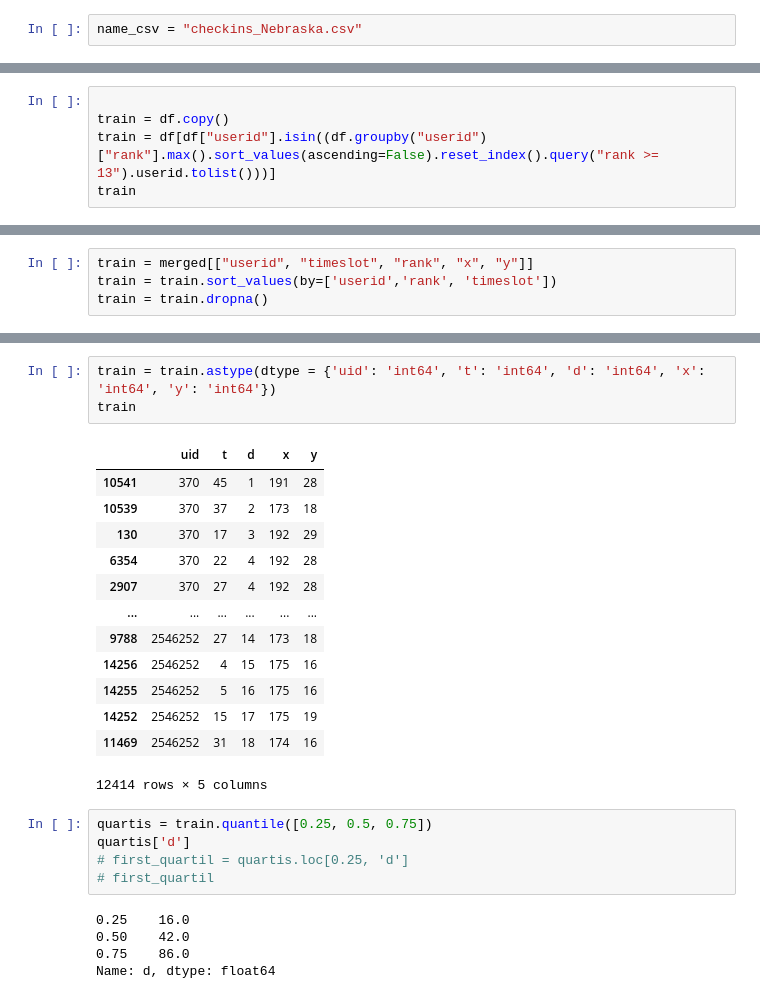
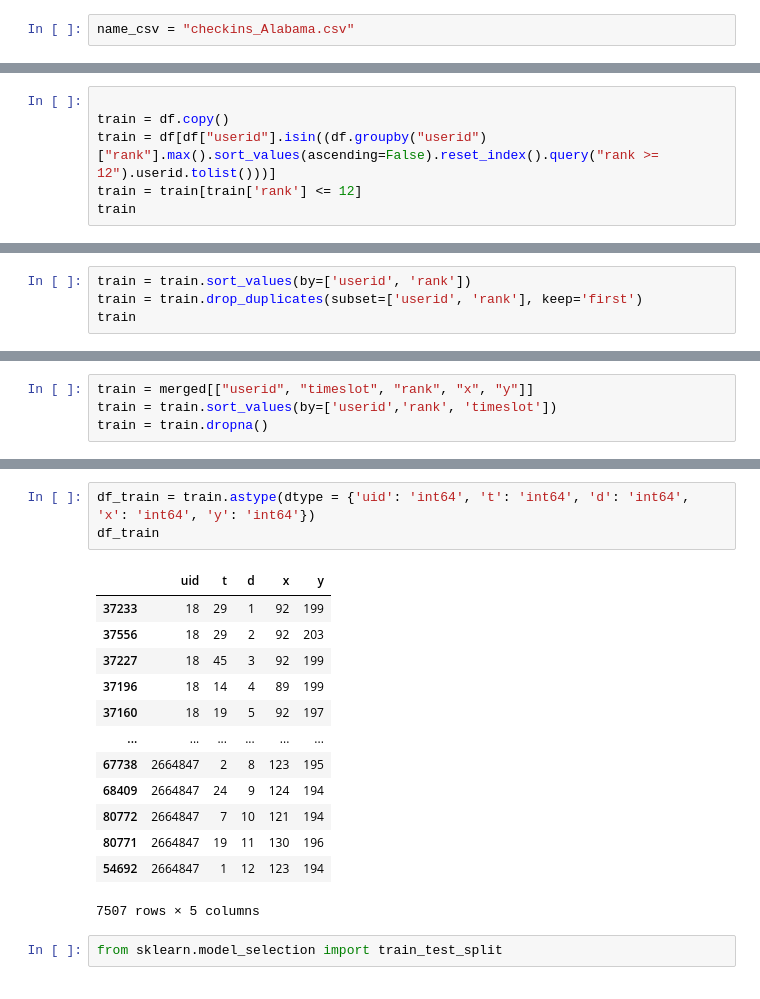
Before and after one commit to alvaroags/LP-BERT, a Jupyter notebook: data/preprocess.ipynb, the cells around one changed output, grey strips where cells are left out. Drawn from its saved outputs; the diff is of its cells as text.

```diff
--- a/data/preprocess.ipynb
+++ b/data/preprocess.ipynb
@@ -5,7 +5,7 @@ import geopandas
 import shapely
 from matplotlib import pyplot as plt
 # %%
-name_csv = "checkins_Nebraska.csv"
+name_csv = "checkins_Alabama.csv"
 # %%
 df = pd.read_csv("./checkins_separated/"+name_csv)
 # %%
@@ -71,7 +71,8 @@ df["userid"].nunique()
 # %%
 
 train = df.copy()
-train = df[df["userid"].isin((df.groupby("userid")["rank"].max().sort_values(ascending=False).reset_index().query("rank >= 13").userid.tolist()))]
+train = df[df["userid"].isin((df.groupby("userid")["rank"].max().sort_values(ascending=False).reset_index().query("rank >= 12").userid.tolist()))]
+train = train[train['rank'] <= 12]
 train
 # %% [output]
 |  | userid | placeid | datetime | id | created_at | lng | lat | photos_count | checkins_count | ... |
@@ -89,0 +91,4 @@ train
+# %%
+train = train.sort_values(by=['userid', 'rank'])
+train = train.drop_duplicates(subset=['userid', 'rank'], keep='first')
+train
@@ -165,27 +196,19 @@ train
 # %%
-train = train.astype(dtype = {'uid': 'int64', 't': 'int64', 'd': 'int64', 'x': 'int64', 'y': 'int64'})
-train
+df_train = train.astype(dtype = {'uid': 'int64', 't': 'int64', 'd': 'int64', 'x': 'int64', 'y': 'int64'})
+df_train
 # %% [output]
 |  | uid | t | d | x | y |
-| 10541 | 370 | 45 | 1 | 191 | 28 |
-| 10539 | 370 | 37 | 2 | 173 | 18 |
-| 130 | 370 | 17 | 3 | 192 | 29 |
-| 6354 | 370 | 22 | 4 | 192 | 28 |
-| 2907 | 370 | 27 | 4 | 192 | 28 |
+| 37233 | 18 | 29 | 1 | 92 | 199 |
+| 37556 | 18 | 29 | 2 | 92 | 203 |
+| 37227 | 18 | 45 | 3 | 92 | 199 |
+| 37196 | 18 | 14 | 4 | 89 | 199 |
+| 37160 | 18 | 19 | 5 | 92 | 197 |
 | ... | ... | ... | ... | ... | ... |
-| 9788 | 2546252 | 27 | 14 | 173 | 18 |
-| 14256 | 2546252 | 4 | 15 | 175 | 16 |
-| 14255 | 2546252 | 5 | 16 | 175 | 16 |
-| 14252 | 2546252 | 15 | 17 | 175 | 19 |
-| 11469 | 2546252 | 31 | 18 | 174 | 16 |
+| 67738 | 2664847 | 2 | 8 | 123 | 195 |
+| 68409 | 2664847 | 24 | 9 | 124 | 194 |
+| 80772 | 2664847 | 7 | 10 | 121 | 194 |
+| 80771 | 2664847 | 19 | 11 | 130 | 196 |
+| 54692 | 2664847 | 1 | 12 | 123 | 194 |
-12414 rows × 5 columns
+7507 rows × 5 columns
-# %%
-quartis = train.quantile([0.25, 0.5, 0.75])
-quartis['d']
-# first_quartil = quartis.loc[0.25, 'd']
-# first_quartil
-# %% [output]
-0.25    16.0
-0.50    42.0
-0.75    86.0
-Name: d, dtype: float64
+# %%
+from sklearn.model_selection import train_test_split
```
Also changed, not shown: parts of 23 cells of this notebook, 8 other files.
